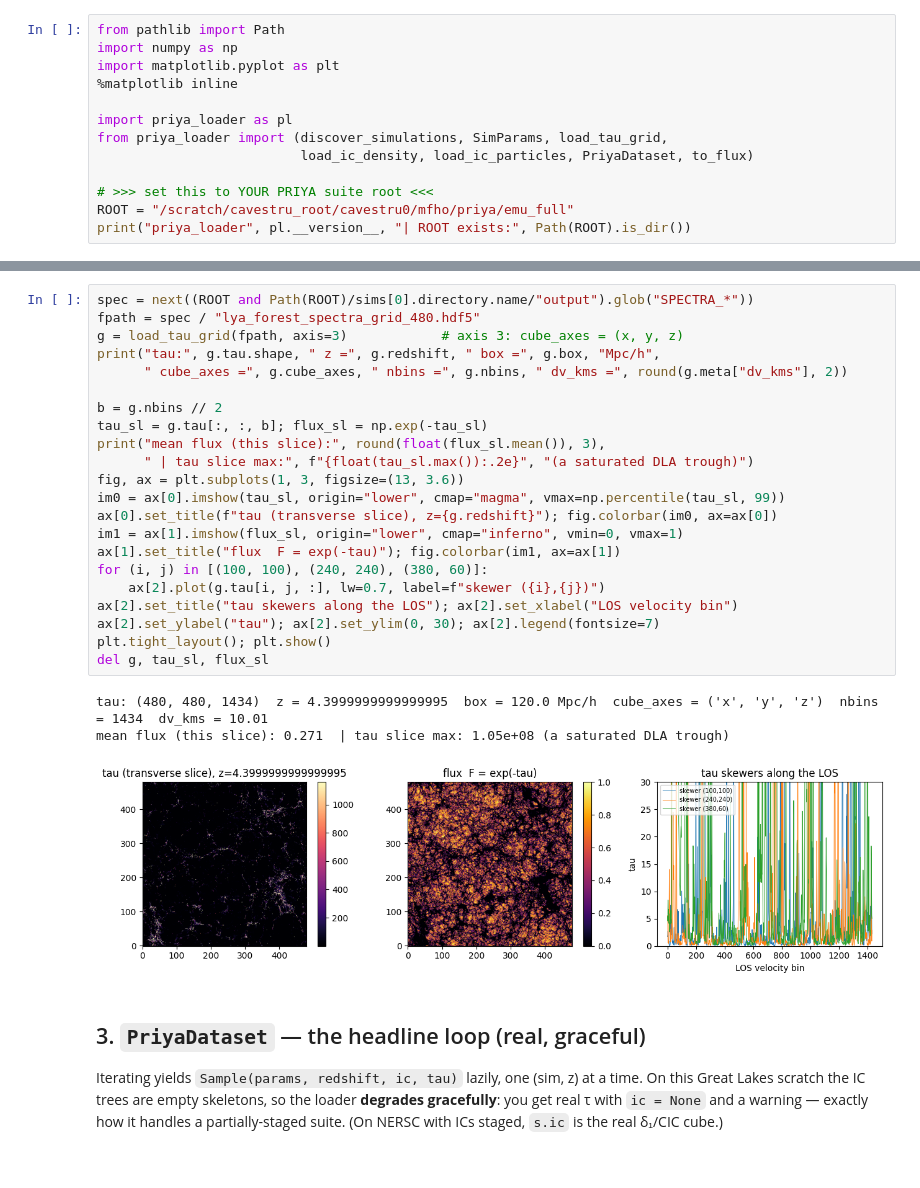
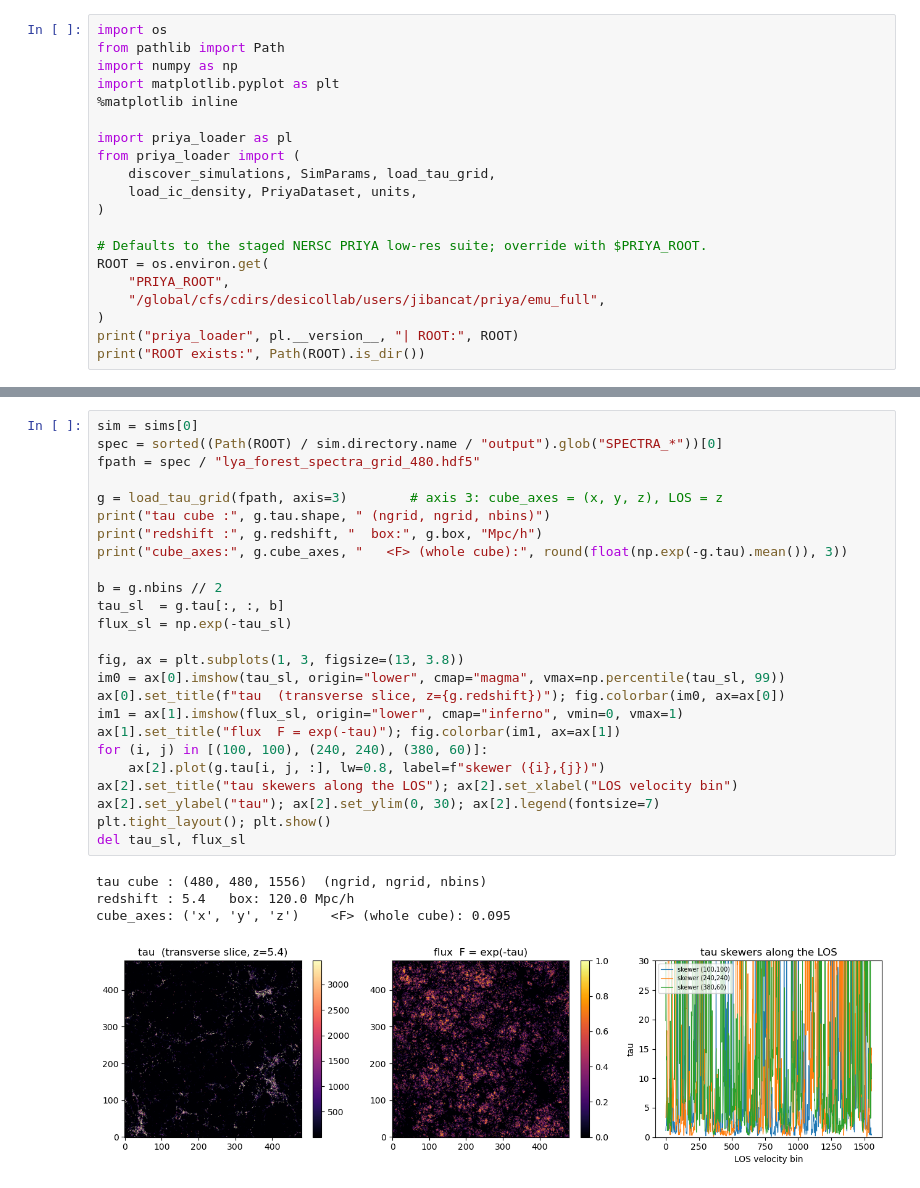
Before and after one commit to jibanCat/priya_loader, a Jupyter notebook: notebooks/quickstart.ipynb, the cells around one changed output, grey strips where cells are left out. Drawn from its saved outputs; the diff is of its cells as text.

```diff
--- a/notebooks/quickstart.ipynb
+++ b/notebooks/quickstart.ipynb
@@ -17,14 +47,21 @@ holding the parameter-named simulation folders).
 # %%
+import os
 from pathlib import Path
 import numpy as np
 import matplotlib.pyplot as plt
 %matplotlib inline
 
 import priya_loader as pl
-from priya_loader import (discover_simulations, SimParams, load_tau_grid,
-                          load_ic_density, load_ic_particles, PriyaDataset, to_flux)
+from priya_loader import (
+    discover_simulations, SimParams, load_tau_grid,
+    load_ic_density, PriyaDataset, units,
+)
 
-# >>> set this to YOUR PRIYA suite root <<<
-ROOT = "/scratch/cavestru_root/cavestru0/mfho/priya/emu_full"
-print("priya_loader", pl.__version__, "| ROOT exists:", Path(ROOT).is_dir())
+# Defaults to the staged NERSC PRIYA low-res suite; override with $PRIYA_ROOT.
+ROOT = os.environ.get(
+    "PRIYA_ROOT",
+    "/global/cfs/cdirs/desicollab/users/jibancat/priya/emu_full",
+)
+print("priya_loader", pl.__version__, "| ROOT:", ROOT)
+print("ROOT exists:", Path(ROOT).is_dir())
 # %% [output]
@@ -75,34 +136,30 @@ redshift-space, never rebinned. `F = exp(−τ)` is the transmitted flux: dark w
 # %%
-spec = next((ROOT and Path(ROOT)/sims[0].directory.name/"output").glob("SPECTRA_*"))
+sim = sims[0]
+spec = sorted((Path(ROOT) / sim.directory.name / "output").glob("SPECTRA_*"))[0]
 fpath = spec / "lya_forest_spectra_grid_480.hdf5"
-g = load_tau_grid(fpath, axis=3)            # axis 3: cube_axes = (x, y, z)
-print("tau:", g.tau.shape, " z =", g.redshift, " box =", g.box, "Mpc/h",
-      " cube_axes =", g.cube_axes, " nbins =", g.nbins, " dv_kms =", round(g.meta["dv_kms"], 2))
+
+g = load_tau_grid(fpath, axis=3)        # axis 3: cube_axes = (x, y, z), LOS = z
+print("tau cube :", g.tau.shape, " (ngrid, ngrid, nbins)")
+print("redshift :", g.redshift, "  box:", g.box, "Mpc/h")
+print("cube_axes:", g.cube_axes, "   <F> (whole cube):", round(float(np.exp(-g.tau).mean()), 3))
 
 b = g.nbins // 2
-tau_sl = g.tau[:, :, b]; flux_sl = np.exp(-tau_sl)
-print("mean flux (this slice):", round(float(flux_sl.mean()), 3),
-      " | tau slice max:", f"{float(tau_sl.max()):.2e}", "(a saturated DLA trough)")
-fig, ax = plt.subplots(1, 3, figsize=(13, 3.6))
+tau_sl  = g.tau[:, :, b]
+flux_sl = np.exp(-tau_sl)
+
+fig, ax = plt.subplots(1, 3, figsize=(13, 3.8))
 im0 = ax[0].imshow(tau_sl, origin="lower", cmap="magma", vmax=np.percentile(tau_sl, 99))
-ax[0].set_title(f"tau (transverse slice), z={g.redshift}"); fig.colorbar(im0, ax=ax[0])
+ax[0].set_title(f"tau  (transverse slice, z={g.redshift})"); fig.colorbar(im0, ax=ax[0])
 im1 = ax[1].imshow(flux_sl, origin="lower", cmap="inferno", vmin=0, vmax=1)
 ax[1].set_title("flux  F = exp(-tau)"); fig.colorbar(im1, ax=ax[1])
 for (i, j) in [(100, 100), (240, 240), (380, 60)]:
-    ax[2].plot(g.tau[i, j, :], lw=0.7, label=f"skewer ({i},{j})")
+    ax[2].plot(g.tau[i, j, :], lw=0.8, label=f"skewer ({i},{j})")
 ax[2].set_title("tau skewers along the LOS"); ax[2].set_xlabel("LOS velocity bin")
 ax[2].set_ylabel("tau"); ax[2].set_ylim(0, 30); ax[2].legend(fontsize=7)
 plt.tight_layout(); plt.show()
-del g, tau_sl, flux_sl
+del tau_sl, flux_sl
 # %% [output]
-tau: (480, 480, 1434)  z = 4.3999999999999995  box = 120.0 Mpc/h  cube_axes = ('x', 'y', 'z')  nbins = 1434  dv_kms = 10.01
-mean flux (this slice): 0.271  | tau slice max: 1.05e+08 (a saturated DLA trough)
+tau cube : (480, 480, 1556)  (ngrid, ngrid, nbins)
+redshift : 5.4   box: 120.0 Mpc/h
+cube_axes: ('x', 'y', 'z')    <F> (whole cube): 0.095
-[figure, old version]
+[figure, new version]
-# %% [markdown]
-## 3. `PriyaDataset` — the headline loop (real, graceful)
-
-Iterating yields `Sample(params, redshift, ic, tau)` lazily, one (sim, z) at a
-time. On this Great Lakes scratch the IC trees are empty skeletons, so the loader
-**degrades gracefully**: you get real τ with `ic = None` and a warning — exactly
-how it handles a partially-staged suite. (On NERSC with ICs staged, `s.ic` is the
-real δ₁/CIC cube.)
```
Also changed, not shown: parts of 19 cells of this notebook, 9 other files.
